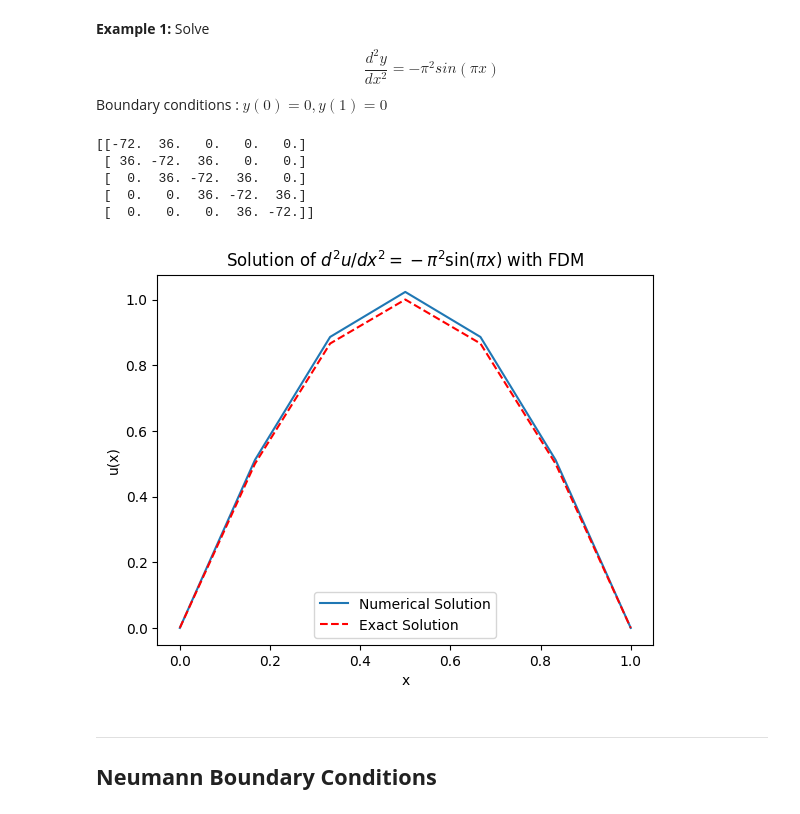
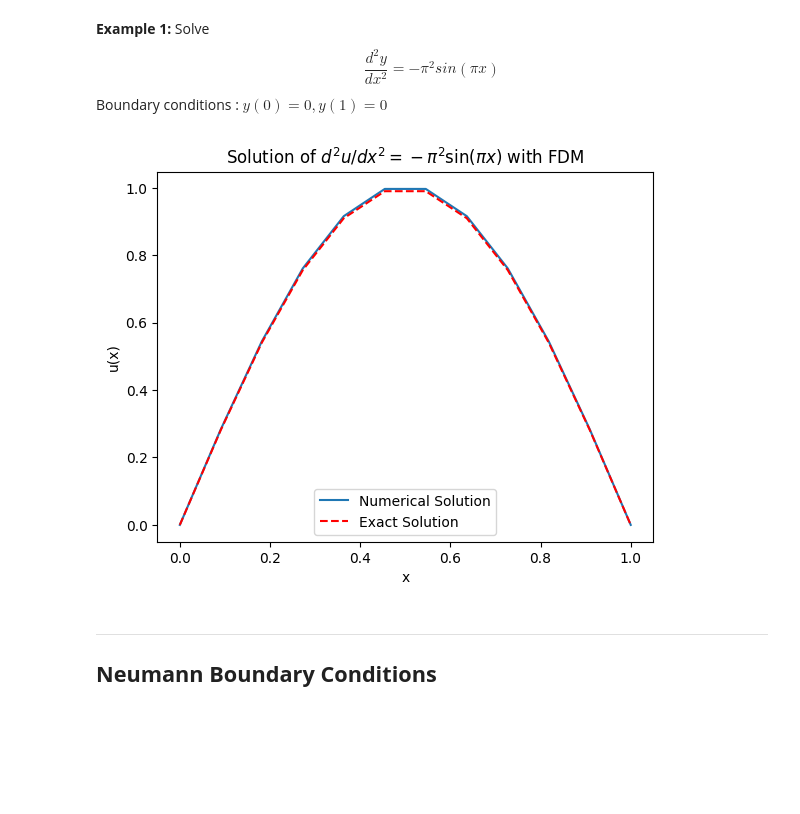
Before and after one commit to navgaur/Mathematical-Physics-III, a Jupyter notebook: DE_UGCF.ipynb, the cells around one changed output. Drawn from its saved outputs; the diff is of its cells as text; code cells hidden in the pictures; blank space fills up the shorter version.

```diff
--- a/DE_UGCF.ipynb
+++ b/DE_UGCF.ipynb
@@ -114,7 +114,7 @@ import numpy as np
 import matplotlib.pyplot as plt
 
 # Problem parameters
-N = 5  # Number of grid points
+N = 10  # Number of grid points
 a = 0    # Left boundary
 b = 1    # Right boundary
 h = (b - a) / (N + 1)  # Step size
@@ -125,40 +125,35 @@ x = np.linspace(a, b, N+2)  # Include boundary points
 # Right-hand side of the differential equation (f(x) = -pi^2 * sin(pi * x))
 f = -np.pi**2 * np.sin(np.pi * x[1:-1])
 
 # Initialize the matrix A (tridiagonal matrix)
 A = np.zeros((N, N))
 
 # Fill the tridiagonal matrix A
 for i in range(N):
     A[i, i] = -2 / h**2  # Diagonal elements
     if i > 0:
         A[i, i-1] = 1 / h**2  # Lower diagonal elements
     if i < N - 1:
         A[i, i+1] = 1 / h**2  # Upper diagonal elements
 
-print(A)
+#print(A)
 
 # Solve the linear system A * u = f
 u = np.linalg.solve(A, f)
 
 # Add the boundary conditions (u(0) = 0 and u(1) = 0)
 u = np.concatenate(([0], u, [0]))
 
 # Plot the solution
 plt.plot(x, u, label='Numerical Solution')
 plt.plot(x, np.sin(np.pi * x), 'r--', label='Exact Solution')
 plt.xlabel('x')
 plt.ylabel('u(x)')
 plt.legend()
 plt.title('Solution of $d^2u/dx^2 = -\pi^2 \sin(\pi x)$ with FDM')
 plt.show()
 # %% [output]
-[[-72.  36.   0.   0.   0.]
- [ 36. -72.  36.   0.   0.]
- [  0.  36. -72.  36.   0.]
- [  0.   0.  36. -72.  36.]
- [  0.   0.   0.  36. -72.]]
-[figure, old version]
+[figure, new version]
 # %% [markdown]
 ---
 
```
Also changed, not shown: parts of 2 cells of this notebook.
